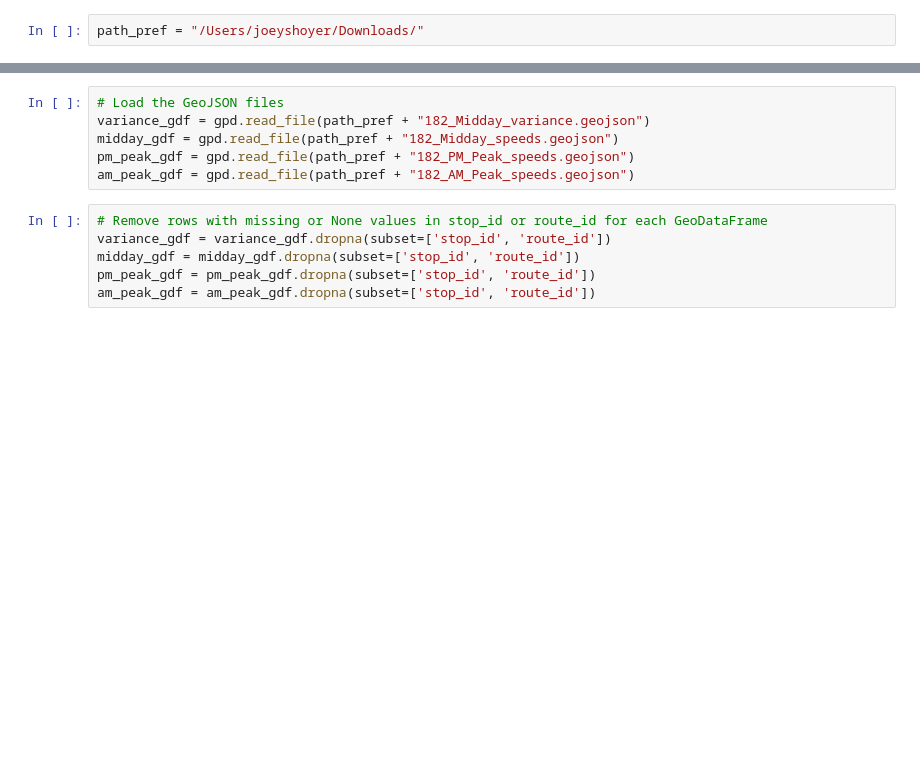
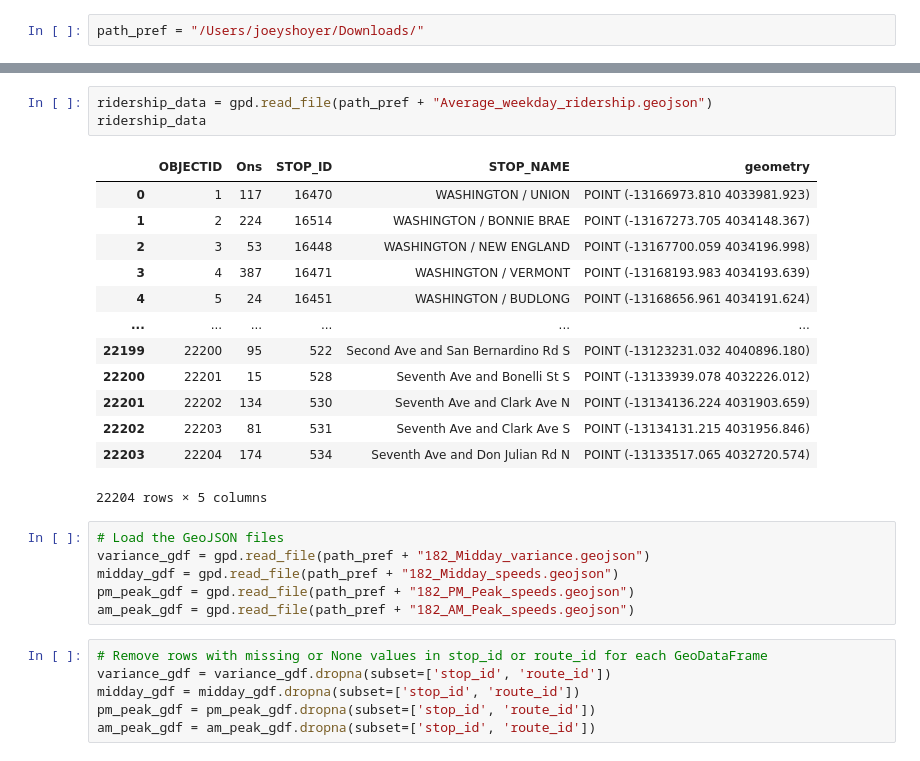
Before and after one commit to streetsforall/metro-bus-lane-prioritization, a Jupyter notebook: lab.ipynb, the cells around one changed output, grey strips where cells are left out. Saved outputs shown, nothing was run; the diff lists cells and outputs as text; blank space fills up the shorter version.

```diff
--- a/lab.ipynb
+++ b/lab.ipynb
@@ -6,3 +88,20 @@ path_pref = "/Users/joeyshoyer/Downloads/"
+# %%
+ridership_data = gpd.read_file(path_pref + "Average_weekday_ridership.geojson")
+ridership_data
+# %% [output]
+|  | OBJECTID | Ons | STOP_ID | STOP_NAME | geometry |
+| 0 | 1 | 117 | 16470 | WASHINGTON / UNION | POINT (-13166973.810 4033981.923) |
+| 1 | 2 | 224 | 16514 | WASHINGTON / BONNIE BRAE | POINT (-13167273.705 4034148.367) |
+| 2 | 3 | 53 | 16448 | WASHINGTON / NEW ENGLAND | POINT (-13167700.059 4034196.998) |
+| 3 | 4 | 387 | 16471 | WASHINGTON / VERMONT | POINT (-13168193.983 4034193.639) |
+| 4 | 5 | 24 | 16451 | WASHINGTON / BUDLONG | POINT (-13168656.961 4034191.624) |
+| ... | ... | ... | ... | ... | ... |
+| 22199 | 22200 | 95 | 522 | Second Ave and San Bernardino Rd S | POINT (-13123231.032 4040896.180) |
+| 22200 | 22201 | 15 | 528 | Seventh Ave and Bonelli St S | POINT (-13133939.078 4032226.012) |
+| 22201 | 22202 | 134 | 530 | Seventh Ave and Clark Ave N | POINT (-13134136.224 4031903.659) |
+| 22202 | 22203 | 81 | 531 | Seventh Ave and Clark Ave S | POINT (-13134131.215 4031956.846) |
+| 22203 | 22204 | 174 | 534 | Seventh Ave and Don Julian Rd N | POINT (-13133517.065 4032720.574) |
+22204 rows × 5 columns
 # %%
 # Load the GeoJSON files
 variance_gdf = gpd.read_file(path_pref + "182_Midday_variance.geojson")
```
Also changed, not shown: parts of 61 cells of this notebook, 1 other file.
